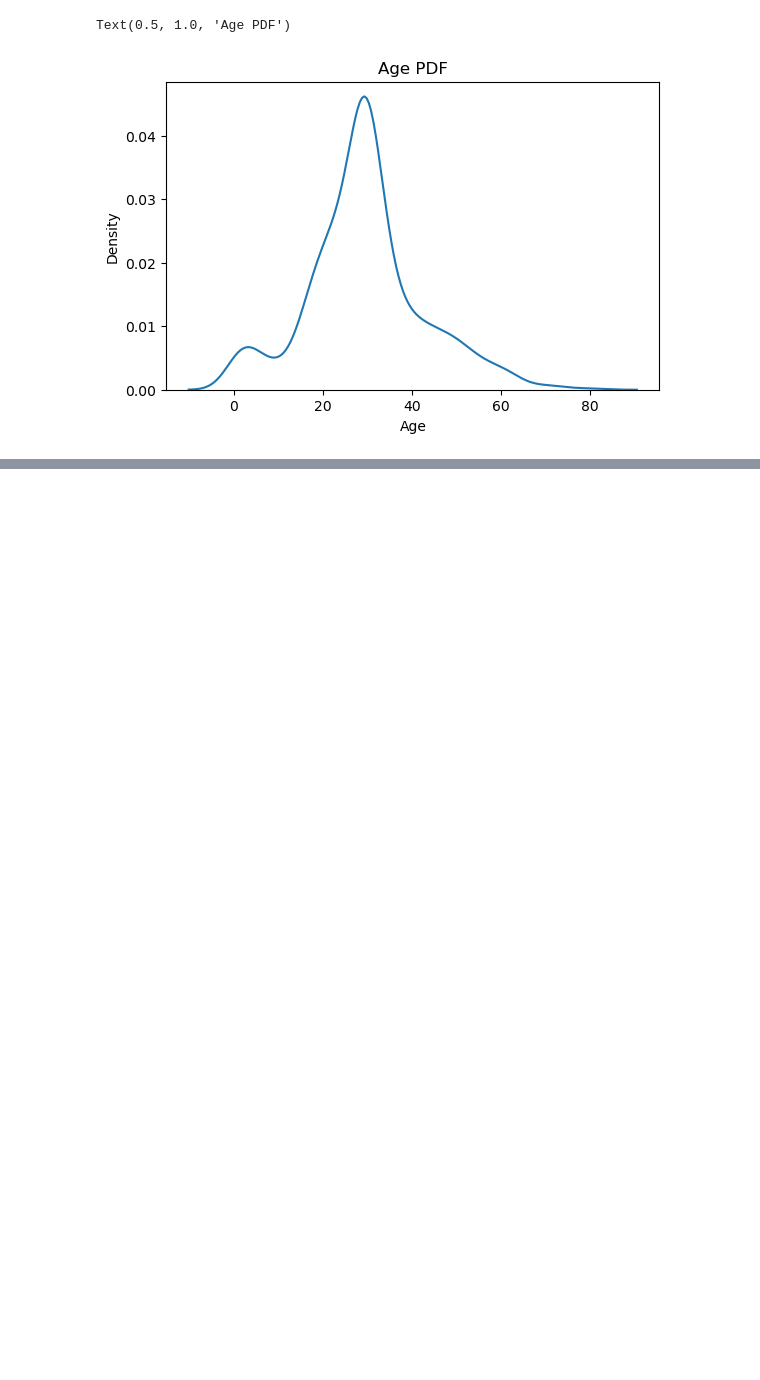
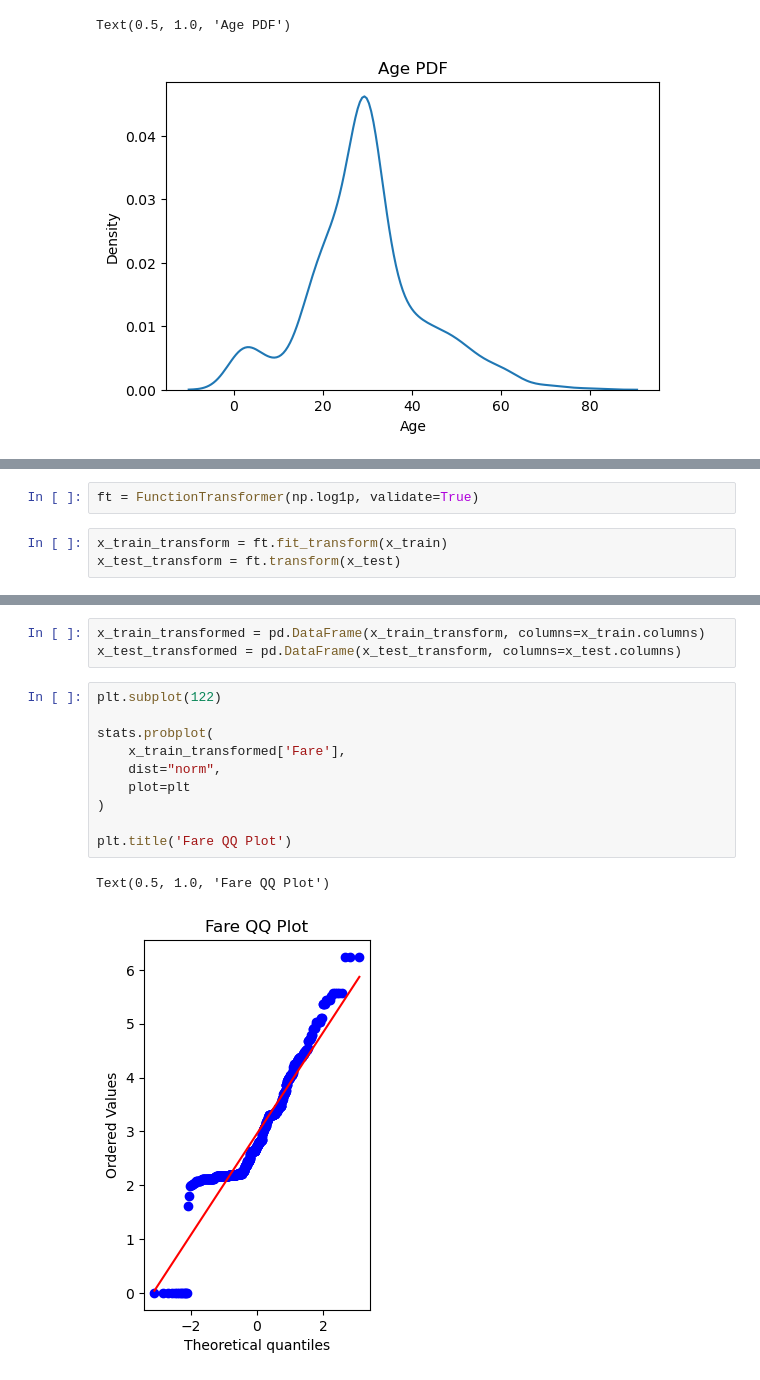
Before and after one commit to parthpandya-qt/Machine-Learning, a Jupyter notebook: 18logTransform.ipynb, the cells around one changed output, grey strips where cells are left out. Cells and saved outputs as stored; diff of their text form; blank space fills up the shorter version.

```diff
--- a/18logTransform.ipynb
+++ b/18logTransform.ipynb
@@ -59,0 +86,5 @@ plt.title('Age QQ Plot')
+# %%
+ft = FunctionTransformer(np.log1p, validate=True)
+# %%
+x_train_transform = ft.fit_transform(x_train)
+x_test_transform = ft.transform(x_test)
@@ -59,0 +101,16 @@ plt.title('Age QQ Plot')
+# %%
+x_train_transformed = pd.DataFrame(x_train_transform, columns=x_train.columns)
+x_test_transformed = pd.DataFrame(x_test_transform, columns=x_test.columns)
+# %%
+plt.subplot(122)
+
+stats.probplot(
+    x_train_transformed['Fare'],
+    dist="norm",
+    plot=plt
+)
+
+plt.title('Fare QQ Plot')
+# %% [output]
+Text(0.5, 1.0, 'Fare QQ Plot')
+[figure, added]
```
Also changed, not shown: parts of 6 cells of this notebook, 10 other files.
